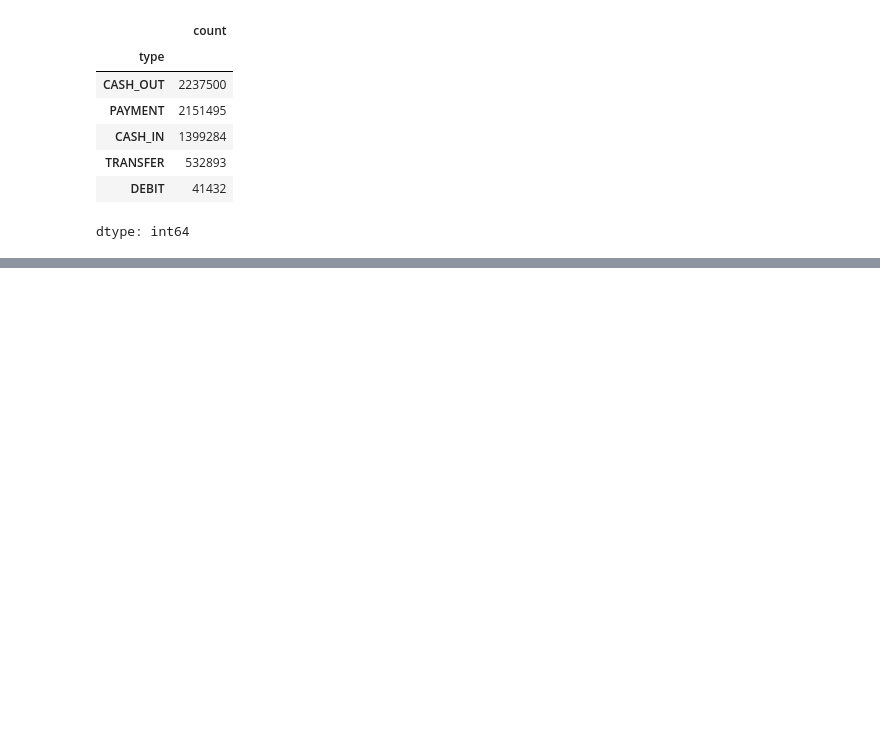
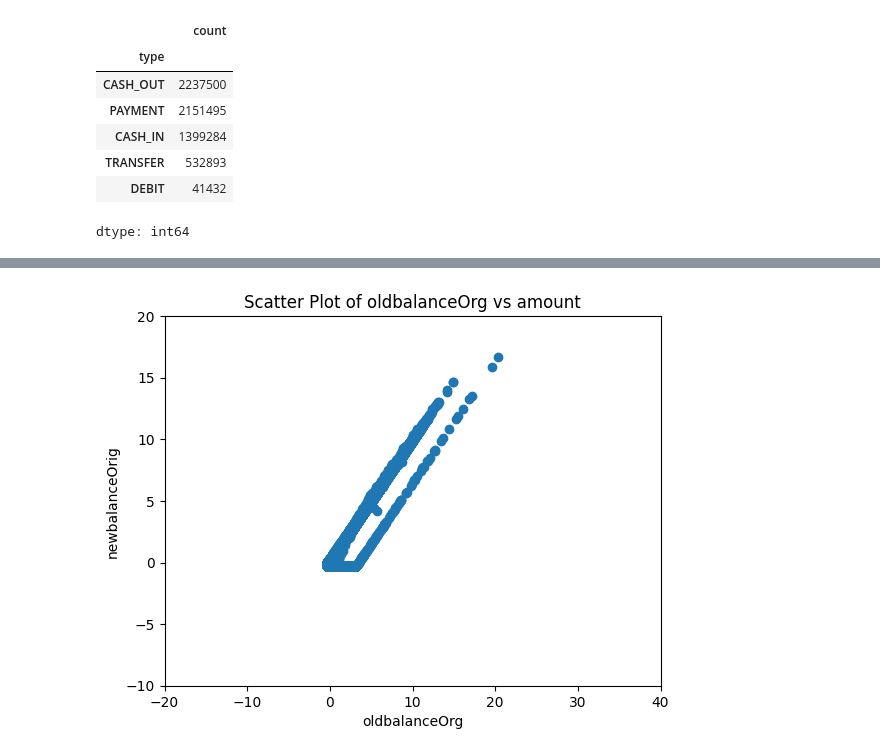
Before and after one commit to BAHAMLAOUHI/Data-Mining-Project, a Jupyter notebook: EDA_&_Preprocessing.ipynb, the cells around one changed output, grey strips where cells are left out. Drawn from its saved outputs; the diff is of its cells as text; code cells hidden in the pictures; blank space fills up the shorter version.

```diff
--- a/EDA_&_Preprocessing.ipynb
+++ b/EDA_&_Preprocessing.ipynb
@@ -309,0 +427,10 @@ dtype: int64
+# %%
+plt.scatter(df['oldbalanceOrg'], df['newbalanceOrig'])
+plt.xlabel('oldbalanceOrg')
+plt.ylabel('newbalanceOrig')
+plt.title('Scatter Plot of oldbalanceOrg vs amount')
+plt.xlim(-20, 40)
+plt.ylim(-10, 20)
+plt.show()
+# %% [output]
+[figure, added]
```
Also changed, not shown: parts of 26 cells of this notebook.
